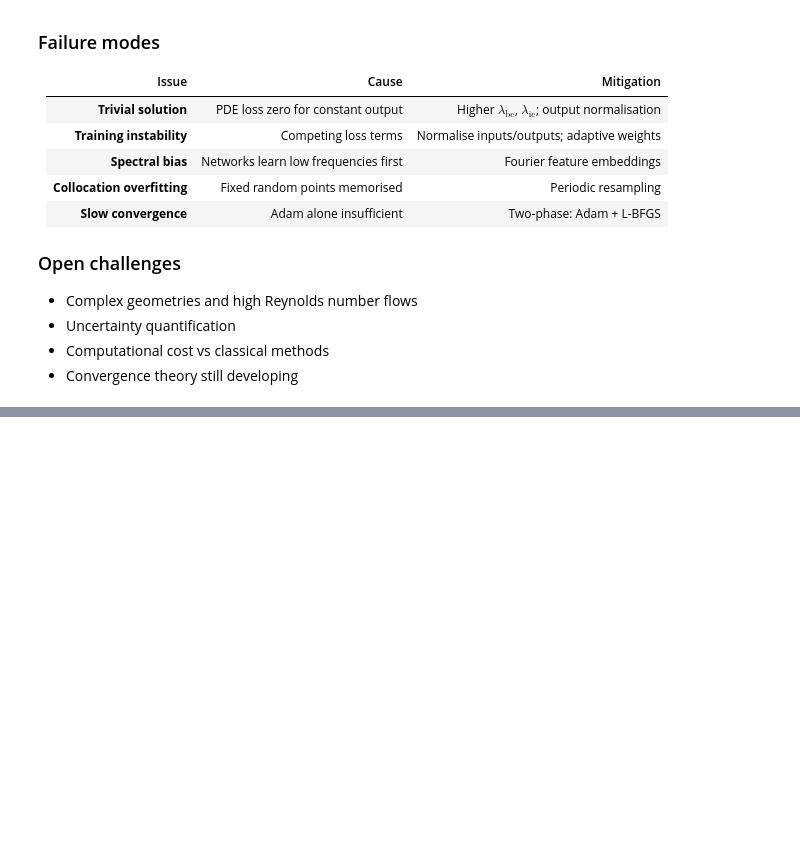
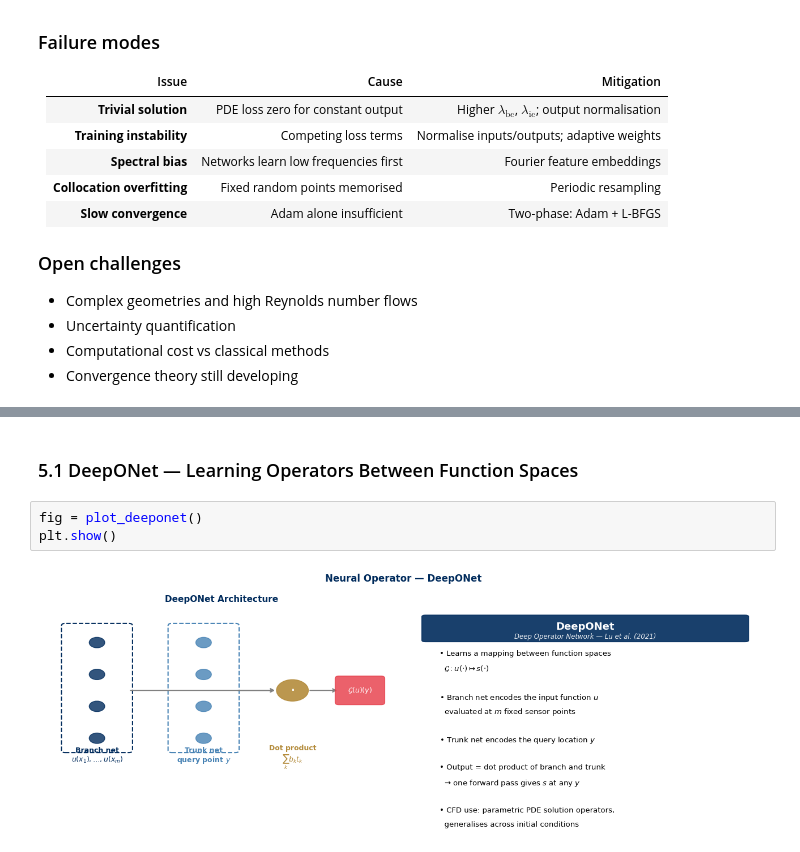
Before and after one commit to muaazbhamjee/mkm411-sciml-lectures, a Jupyter notebook: Lecture_2_PINNs_and_Beyond.ipynb, the cells around one changed output, grey strips where cells are left out. Saved outputs shown, nothing was run; the diff lists cells and outputs as text; blank space fills up the shorter version.

```diff
--- a/Lecture_2_PINNs_and_Beyond.ipynb
+++ b/Lecture_2_PINNs_and_Beyond.ipynb
@@ -279,0 +343,7 @@ else:
+# %% [markdown]
+### 5.1 DeepONet — Learning Operators Between Function Spaces
+# %%
+fig = plot_deeponet()
+plt.show()
+# %% [output]
+[figure, added]
```
Also changed, not shown: parts of 25 cells of this notebook, 4 other files.
